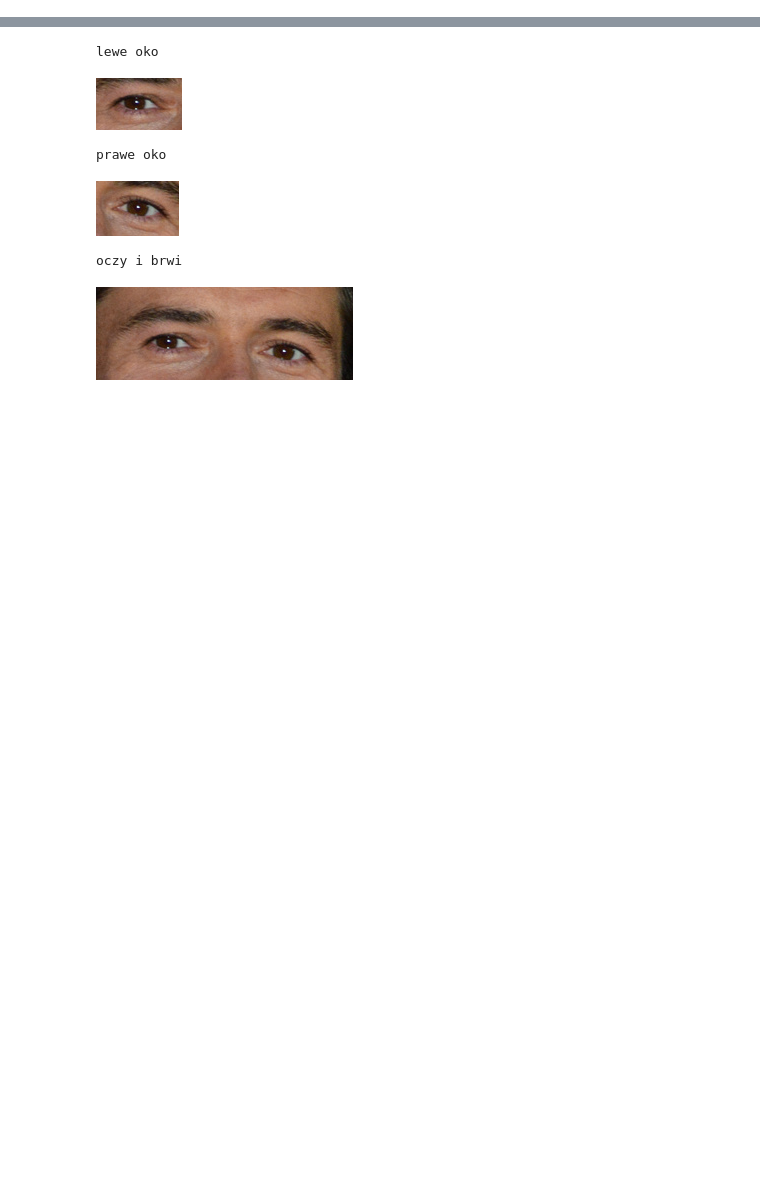
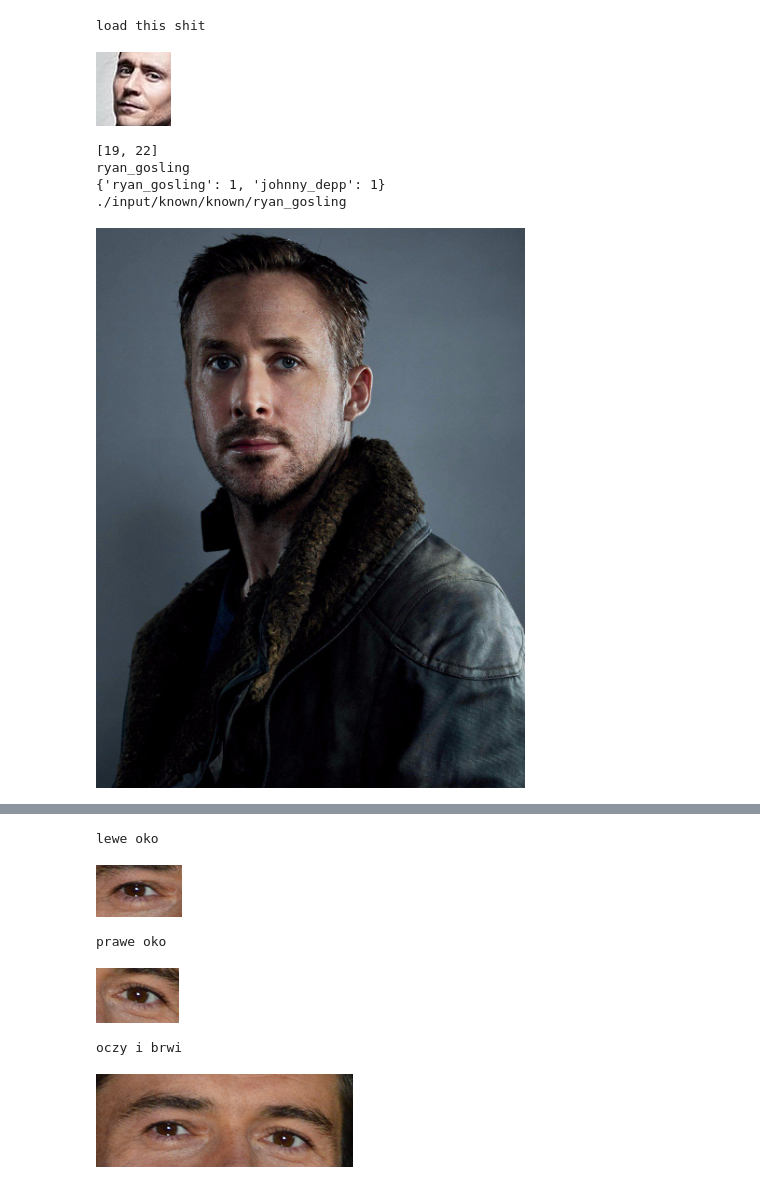
Before and after one commit to jowczar/Politechnika-Lodzka-Przetwarzanie-sygnalow-i-obrazow, a Jupyter notebook: main.ipynb, the cells around one changed output, grey strips where cells are left out. Saved outputs shown, nothing was run; the diff lists cells and outputs as text; code cells hidden in the pictures; blank space fills up the shorter version.

```diff
--- a/main.ipynb
+++ b/main.ipynb
@@ -39,0 +68,52 @@ bottom lip [(185, 189), (170, 204), (152, 208), (136, 208), (119, 205), (98, 198
+# %%
+# otwieranie pliku z embedding znanych twarzy
+data = pickle.loads(open("./encodings_all", "rb").read())
+print("load this shit")
+# %% [output]
+load this shit
+# %%
+# porównywanie twarzy i zliczanie ilości występowanych zdjęć # kod podebrany z artykułu
+image = face_recognition.load_image_file("./input/images/face5.jpg")
+face_locations = face_recognition.face_locations(image)
+for face_location in face_locations:
+    top, right, bottom, left = face_location
+    face_image = image[top:bottom, left:right]
+    pil_face_image = Image.fromarray(face_image)
+
+face_encoding = face_recognition.face_encodings(face_image)
+names = []
+display(pil_face_image)
+for encoding in face_encoding:
+    matche = face_recognition.compare_faces(data["encodings"], encoding, tolerance=0.7)
+    name = "Unknown"
+    if True in matche:
+        matchedIdxs = [i for (i, b) in enumerate(matche) if b]
+        counts = {}
+
+        for i in matchedIdxs:
+            name = data["names"][i]
+            counts[name] = counts.get(name, 0) + 1
+
+        name = max(counts, key=counts.get)
+
+    names.append(name)
+
+print(matchedIdxs)
+print(name)
+print(counts)
+print("./input/known/known/" + names[0])
+folder = "./input/known/known/" + names[0]
+for asd in glob.iglob(f"{folder}/*"):
+    if (asd.endswith(".jpg")):
+        continue
+
+image = face_recognition.load_image_file(asd)
+pil_image = Image.fromarray(image)
+display(pil_image)
+# %% [output]
+[figure, added]
+[19, 22]
+ryan_gosling
+{'ryan_gosling': 1, 'johnny_depp': 1}
+./input/known/known/ryan_gosling
+[figure, added]
```
Also changed, not shown: parts of 7 cells of this notebook, 29 other files.
